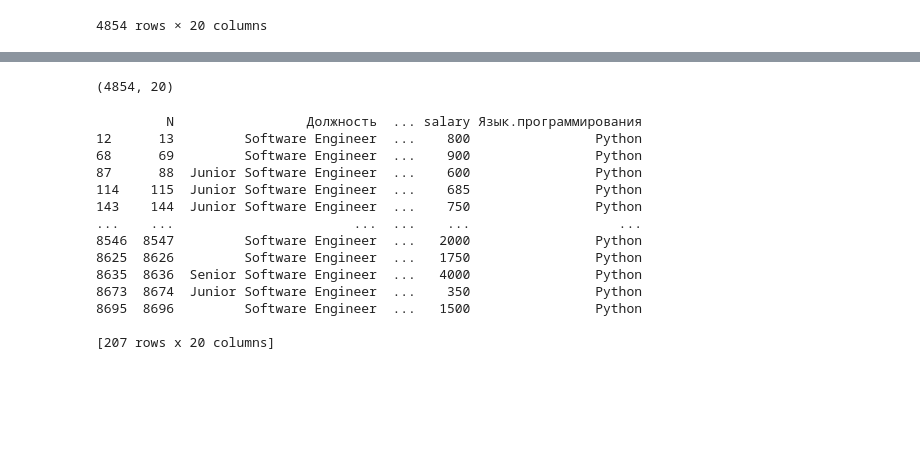
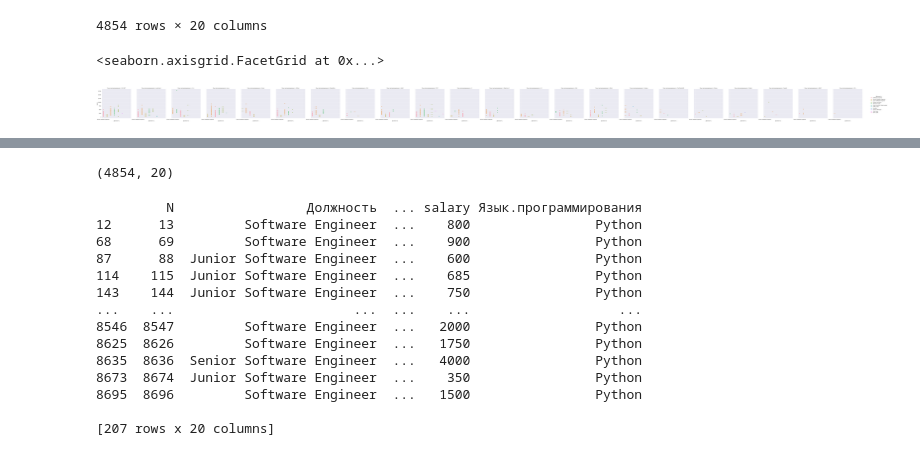
Before and after one commit to Iryna-Lytvynchuk/Data_Science, a Jupyter notebook: Hw2_2.ipynb, the cells around one changed output, grey strips where cells are left out. Cells and saved outputs as stored; diff of their text form; code cells hidden in the pictures; blank space fills up the shorter version.

```diff
--- a/Hw2_2.ipynb
+++ b/Hw2_2.ipynb
@@ -147,3 +147,9 @@ df
 | 8701 | 8702 | Junior Software Engineer | 1 | 0.5 | 800 | 500 | ... |
 | 8703 | 8704 | Senior Software Engineer | 7 | 2 | 5000 | 800 | ... |
 4854 rows × 20 columns
+# %%
+import seaborn as sns
+sns.relplot(x='Должность', y='salary', kind='scatter', hue='Должность', col='Язык.программирования', data=df)
+# %% [output]
+<seaborn.axisgrid.FacetGrid at 0x...>
+[figure, added]
```
Also changed, not shown: parts of 4 cells of this notebook.
